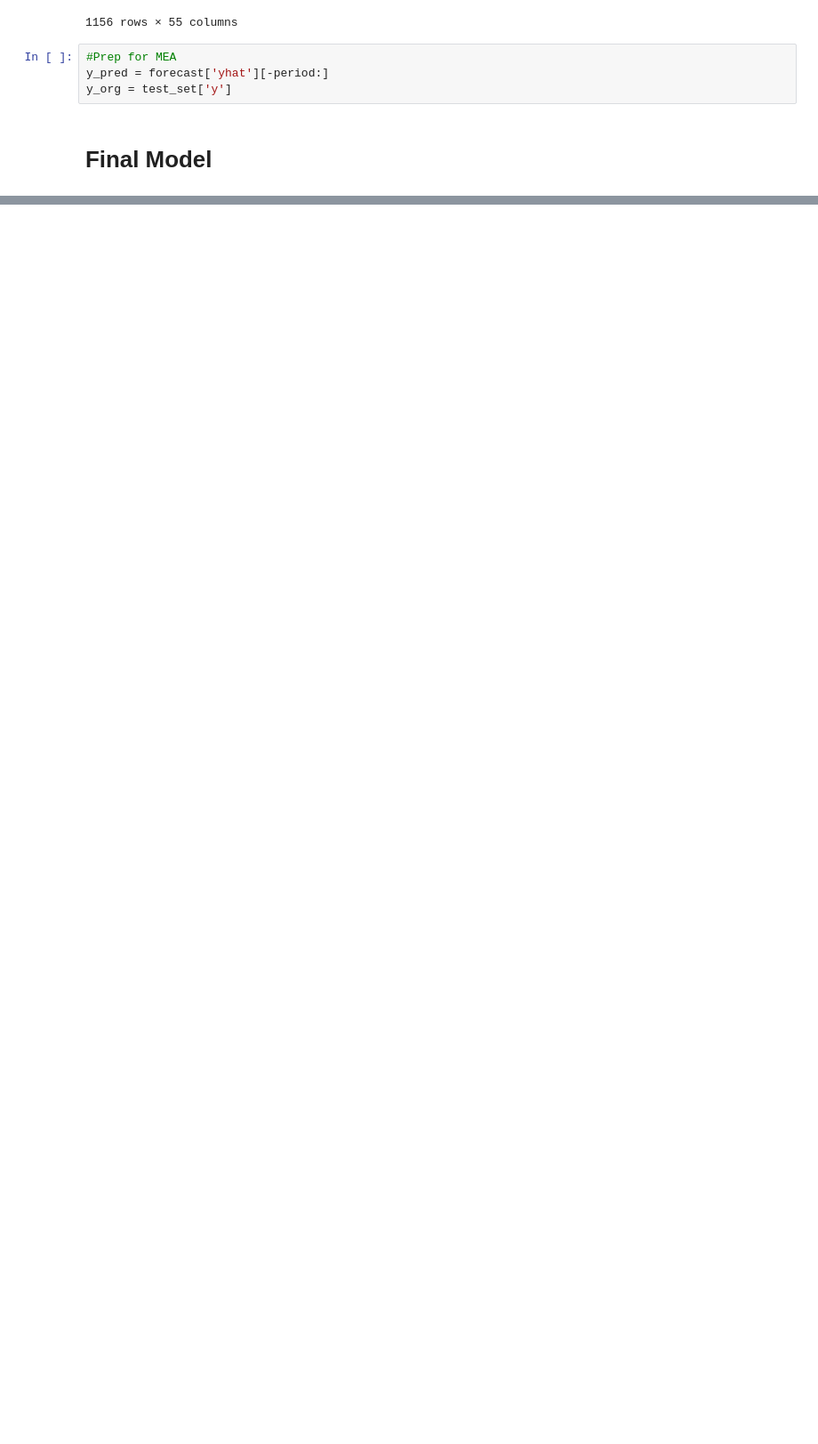
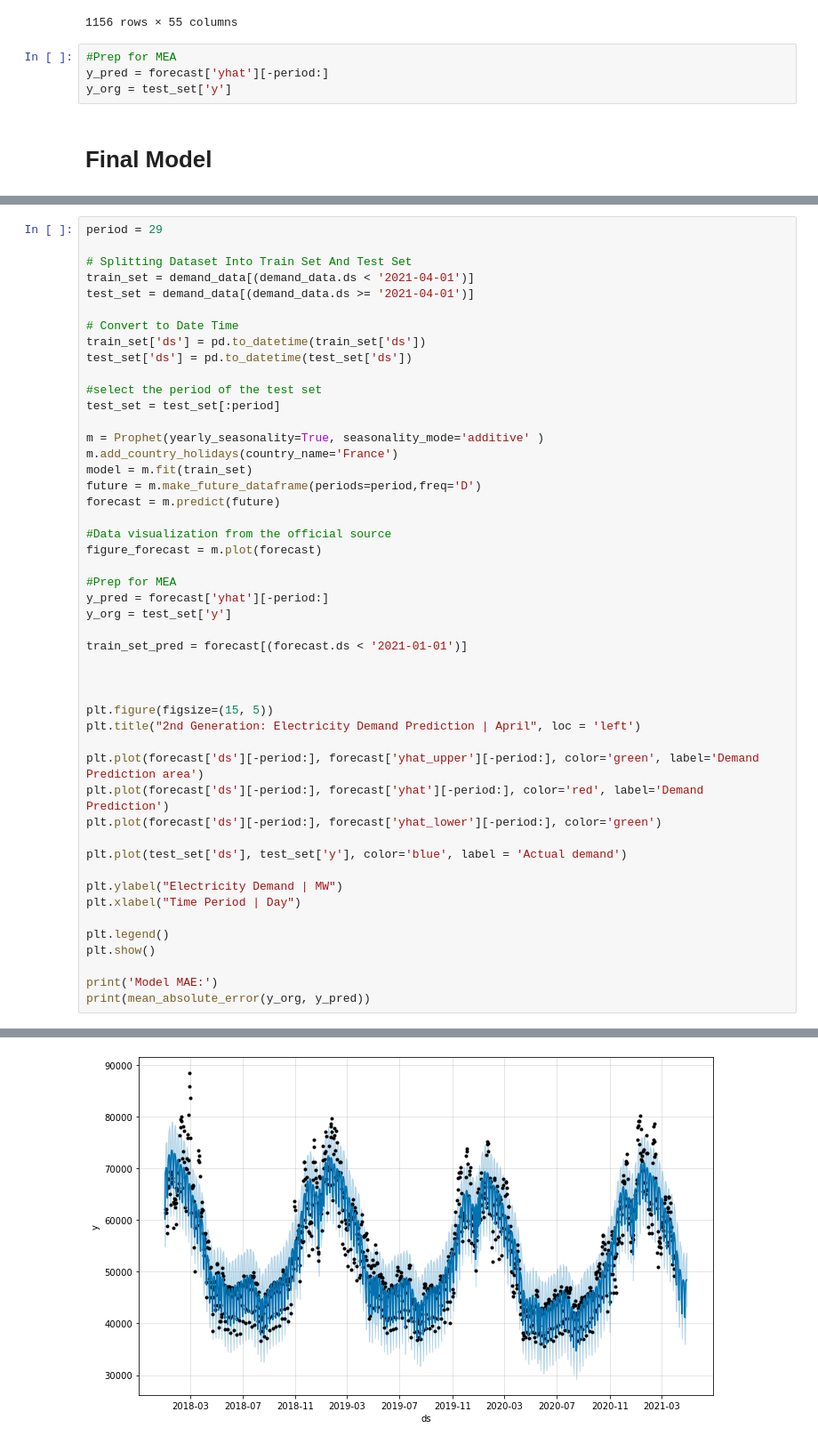
Before and after one commit to snowbalzz/Modeling, a Jupyter notebook: Gen2/Facebook_model.ipynb, the cells around one changed output, grey strips where cells are left out. Shown at 89% size. Saved outputs shown, nothing was run; the diff lists cells and outputs as text; blank space fills up the shorter version.

```diff
--- a/Gen2/Facebook_model.ipynb
+++ b/Gen2/Facebook_model.ipynb
@@ -201,0 +395,49 @@ Model MAE:
+# %%
+period = 29
+
+# Splitting Dataset Into Train Set And Test Set
+train_set = demand_data[(demand_data.ds < '2021-04-01')]
+test_set = demand_data[(demand_data.ds >= '2021-04-01')]
+
+# Convert to Date Time
+train_set['ds'] = pd.to_datetime(train_set['ds'])
+test_set['ds'] = pd.to_datetime(test_set['ds'])
+
+#select the period of the test set
+test_set = test_set[:period]
+
+m = Prophet(yearly_seasonality=True, seasonality_mode='additive' )
+m.add_country_holidays(country_name='France')
+model = m.fit(train_set)
+future = m.make_future_dataframe(periods=period,freq='D')
+forecast = m.predict(future)
+
+#Data visualization from the official source
+figure_forecast = m.plot(forecast)
+
+#Prep for MEA
+y_pred = forecast['yhat'][-period:]
+y_org = test_set['y']
+
+train_set_pred = forecast[(forecast.ds < '2021-01-01')]
+
+
+
+plt.figure(figsize=(15, 5))
+plt.title("2nd Generation: Electricity Demand Prediction | April", loc = 'left')
+
+plt.plot(forecast['ds'][-period:], forecast['yhat_upper'][-period:], color='green', label='Demand Prediction area')
+plt.plot(forecast['ds'][-period:], forecast['yhat'][-period:], color='red', label='Demand Prediction')
+plt.plot(forecast['ds'][-period:], forecast['yhat_lower'][-period:], color='green')
+
+plt.plot(test_set['ds'], test_set['y'], color='blue', label = 'Actual demand')
+
+plt.ylabel("Electricity Demand | MW")
+plt.xlabel("Time Period | Day")
+
+plt.legend()
+plt.show()
+
+print('Model MAE:')
+print(mean_absolute_error(y_org, y_pred))
+# %% [output]
@@ -201,0 +469 @@ Model MAE:
+[figure, added]
```
Also changed, not shown: parts of 14 cells of this notebook, 3 other files.
